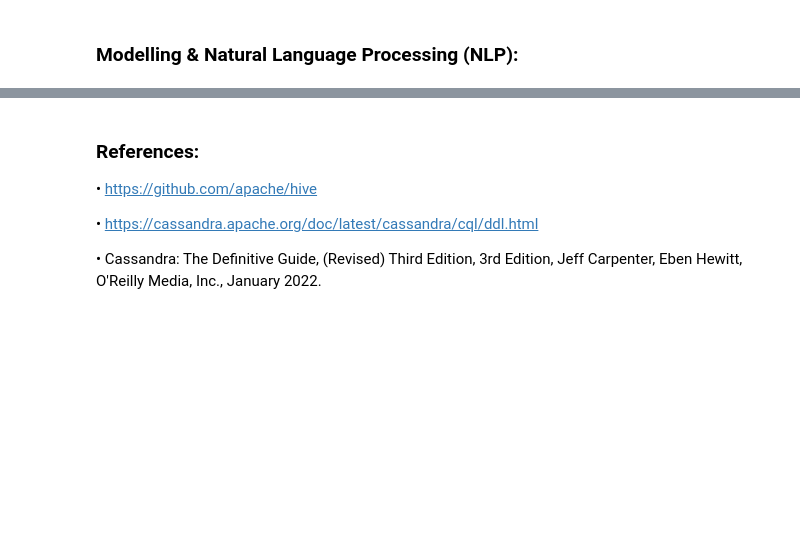
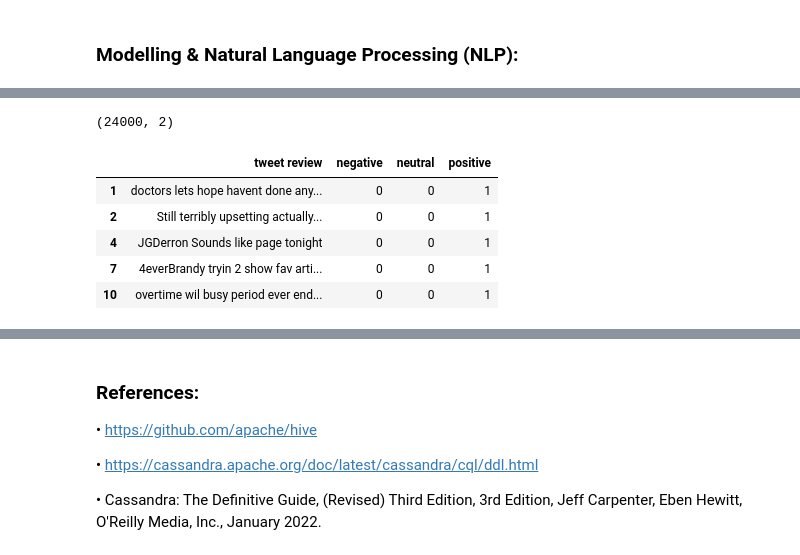
Before and after one commit to CleliaCaetano/CA2_SEM2_ProjectTweets, a Jupyter notebook: MScDataAnalytics_CA2_SEM2_CleliaCaetano.ipynb, the cells around one changed output, grey strips where cells are left out. Saved outputs shown, nothing was run; the diff lists cells and outputs as text; code cells hidden in the pictures; blank space fills up the shorter version.

```diff
--- a/MScDataAnalytics_CA2_SEM2_CleliaCaetano.ipynb
+++ b/MScDataAnalytics_CA2_SEM2_CleliaCaetano.ipynb
@@ -1296,0 +759,17 @@ plt.show()
+# %%
+# Text Preprocessing**
+
+import nltk
+from nltk.corpus import stopwords
+nltk.download('stopwords')
+import string
+from string import punctuation
+
+def preprocess_text(text):
+    stop_words = set(stopwords.words('english'))
+    no_punctuation = ''.join([char for char in text if char not in string.punctuation])
+    processed_text = ' '.join([word for word in no_punctuation.split() if word.lower() not in stop_words])
+    return processed_text
+
+# Apply the preprocessing function directly on the 'tweet' column
+df['tweet review'] = df['tweet'].apply(preprocess_text)
@@ -1296,0 +779,29 @@ plt.show()
+# %%
+# Visualize Tweet Review with Sentiment
+
+df = df[['tweet review', 'sentiment']]
+df.head()
+
+df.shape
+# %% [output]
+(24000, 2)
+# %%
+# Apply One hot encoding on negative, neutral, and positive**
+
+one_hot = pd.get_dummies(df["sentiment"])
+df.drop(['sentiment'], axis=1, inplace=True)
+df = pd.concat([df, one_hot], axis=1)
+
+# Convert boolean columns to integers (0 and 1)
+df['negative'] = df['negative'].astype(int)
+df['neutral'] = df['neutral'].astype(int)
+df['positive'] = df['positive'].astype(int)
+
+df.head()
+# %% [output]
+|  | tweet review | negative | neutral | positive |
+| 1 | doctors lets hope havent done any... | 0 | 0 | 1 |
+| 2 | Still terribly upsetting actually... | 0 | 0 | 1 |
+| 4 | JGDerron Sounds like page tonight | 0 | 0 | 1 |
+| 7 | 4everBrandy tryin 2 show fav arti... | 0 | 0 | 1 |
+| 10 | overtime wil busy period ever end... | 0 | 0 | 1 |
```
Also changed, not shown: parts of 87 cells of this notebook.
